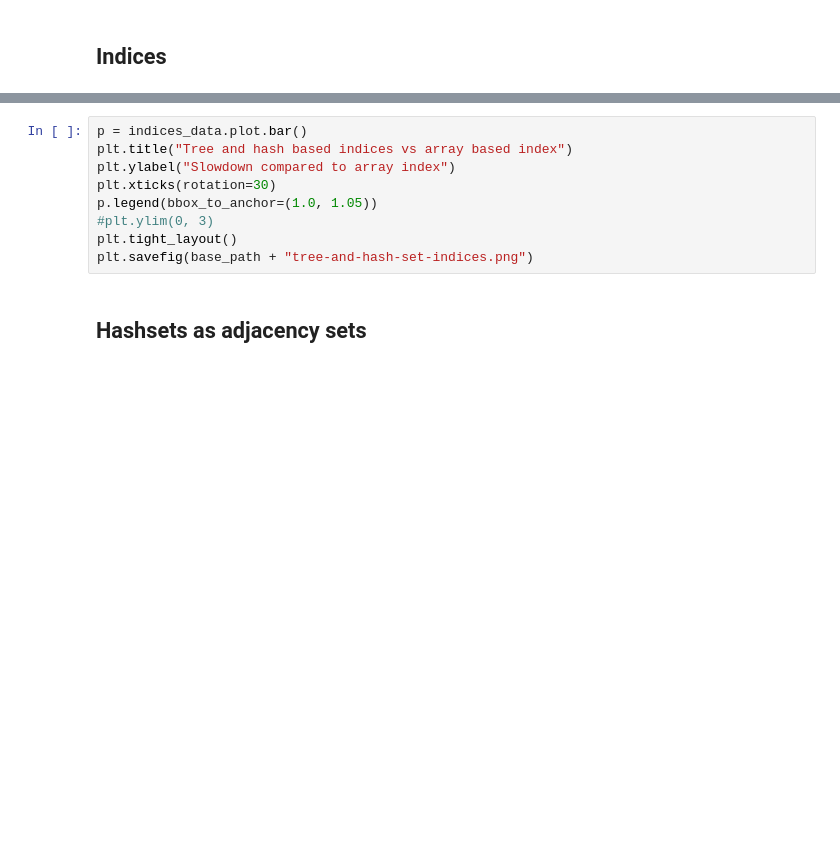
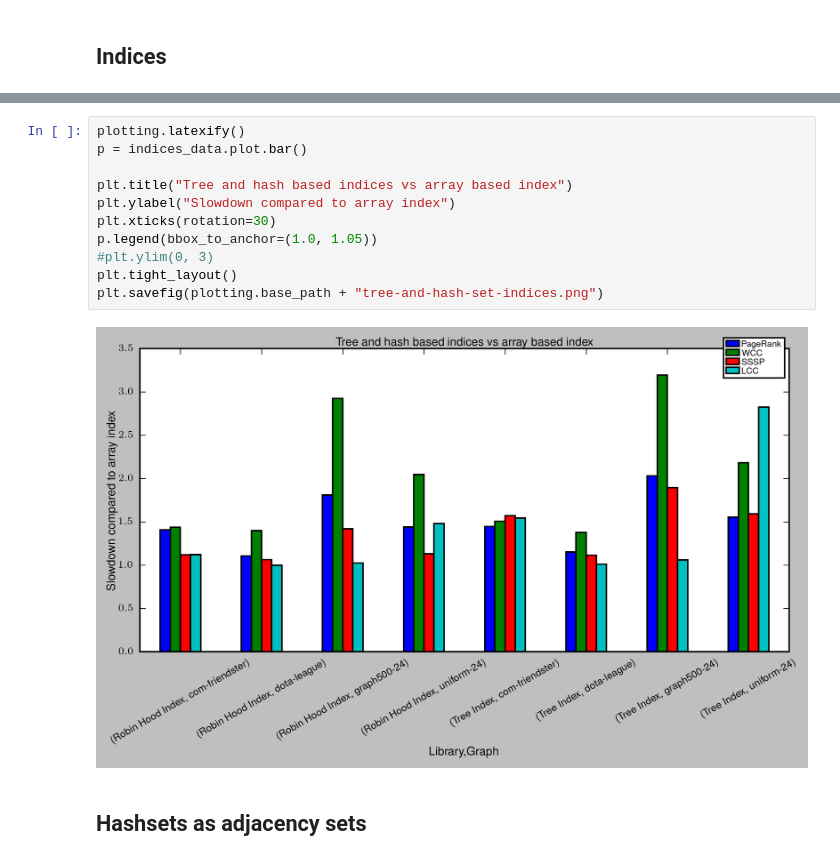
Before and after one commit to PerFuchs/gfe_notebooks, a Jupyter notebook: graphalytics_microbenchmarks.ipynb, the cells around one changed output, grey strips where cells are left out. Drawn from its saved outputs; the diff is of its cells as text; blank space fills up the shorter version.

```diff
--- a/graphalytics_microbenchmarks.ipynb
+++ b/graphalytics_microbenchmarks.ipynb
@@ -476,12 +482,16 @@ indices_data
 # %%
+plotting.latexify()
 p = indices_data.plot.bar()
+
 plt.title("Tree and hash based indices vs array based index")
 plt.ylabel("Slowdown compared to array index")
 plt.xticks(rotation=30)
 p.legend(bbox_to_anchor=(1.0, 1.05))
 #plt.ylim(0, 3)
 plt.tight_layout()
-plt.savefig(base_path + "tree-and-hash-set-indices.png")
+plt.savefig(plotting.base_path + "tree-and-hash-set-indices.png")
+# %% [output]
+[figure, added]
 # %% [markdown]
 ## Hashsets as adjacency sets
 # %%
```
Also changed, not shown: parts of 7 cells of this notebook, 5 other files.
